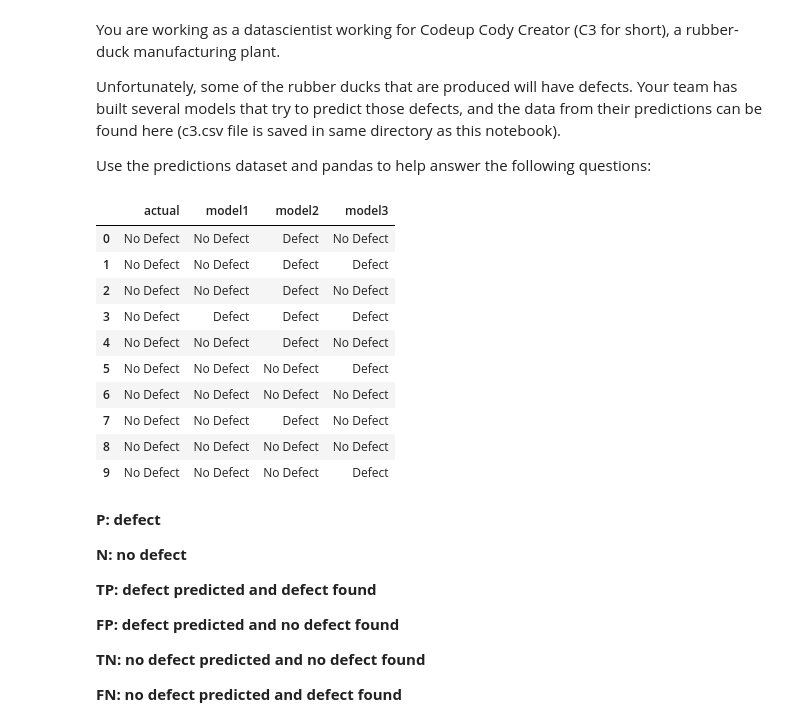
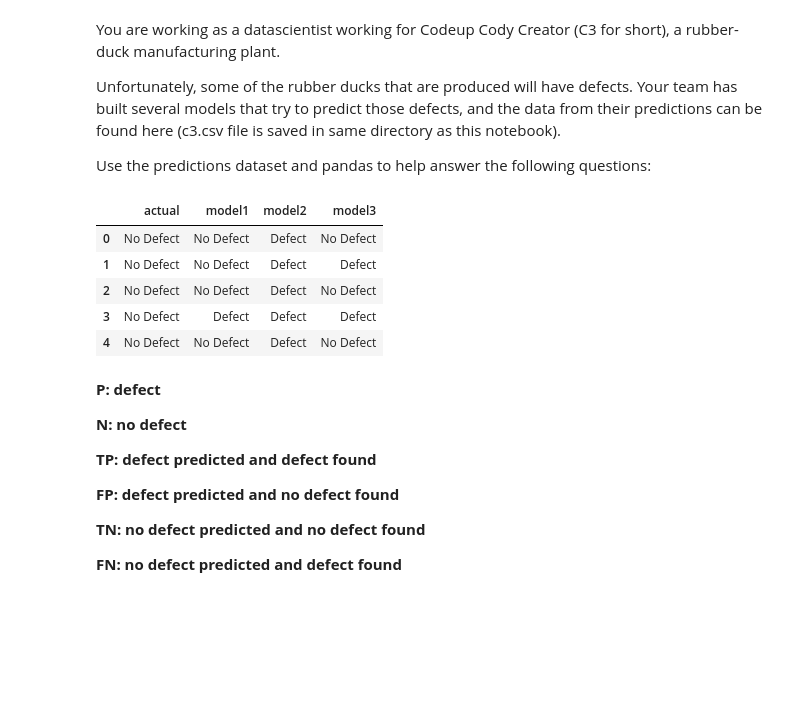
Before and after one commit to adam-talbot/classification-exercises, a Jupyter notebook: model_evaluation.ipynb, the cells around one changed output. Saved outputs shown, nothing was run; the diff lists cells and outputs as text; code cells hidden in the pictures; blank space fills up the shorter version.

```diff
--- a/model_evaluation.ipynb
+++ b/model_evaluation.ipynb
@@ -71,19 +71,14 @@ Unfortunately, some of the rubber ducks that are produced will have defects. You
 Use the predictions dataset and pandas to help answer the following questions:
 # %%
 df = pd.read_csv('c3.csv')
-df.head(10)
+df.head()
 # %% [output]
 |  | actual | model1 | model2 | model3 |
 | 0 | No Defect | No Defect | Defect | No Defect |
 | 1 | No Defect | No Defect | Defect | Defect |
 | 2 | No Defect | No Defect | Defect | No Defect |
 | 3 | No Defect | Defect | Defect | Defect |
 | 4 | No Defect | No Defect | Defect | No Defect |
-| 5 | No Defect | No Defect | No Defect | Defect |
-| 6 | No Defect | No Defect | No Defect | No Defect |
-| 7 | No Defect | No Defect | Defect | No Defect |
-| 8 | No Defect | No Defect | No Defect | No Defect |
-| 9 | No Defect | No Defect | No Defect | Defect |
 # %% [markdown]
 **P: defect**
 
```
Also changed, not shown: parts of 38 cells of this notebook.
